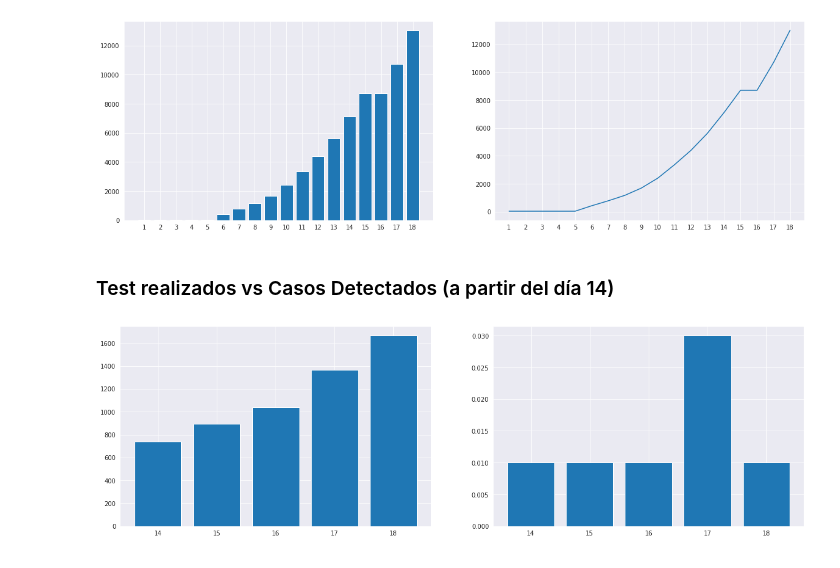
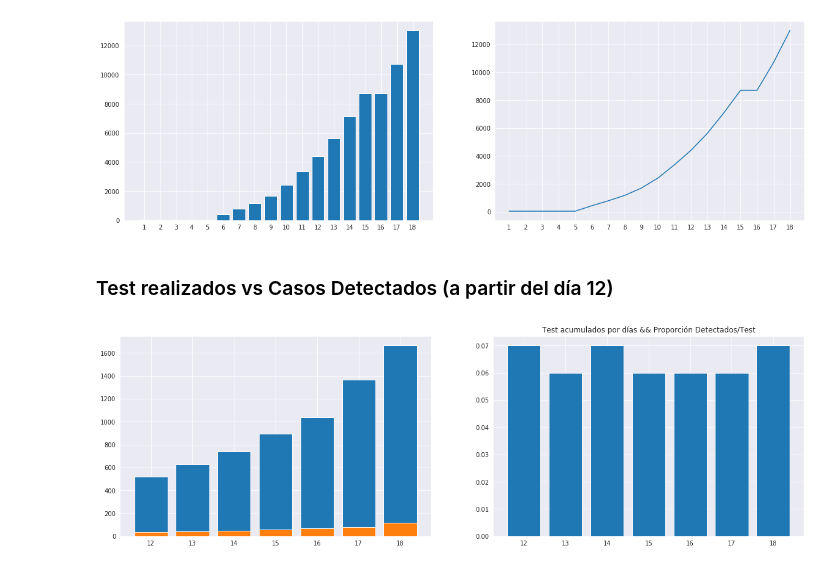
Before and after one commit to luiscib3r/COVID19-Cuba, a Jupyter notebook: COVID19-Cuba.ipynb, the cells around one changed output. Cells and saved outputs as stored; diff of their text form; code cells hidden in the pictures.

Commit message:
More Data , More Info

```diff
--- a/COVID19-Cuba.ipynb
+++ b/COVID19-Cuba.ipynb
@@ -201,26 +190,30 @@ plt.show()
 # %% [output]
 [figure]
 # %% [markdown]
-### Test realizados vs Casos Detectados (a partir del día 14)
+### Test realizados vs Casos Detectados (a partir del día 12)
 # %%
 cant_tests = []
 
-for k in range(14, len(data_json['casos']['dias'].keys())+1):
+for k in range(12, len(data_json['casos']['dias'].keys())+1):
     cant_tests.append(data_json['casos']['dias'][str(k)]['tests_total'])
 # %%
 prop_test_vs_detected = []
+detected_acc = []
 
 for i, c in enumerate(cant_tests):
-    prop_test_vs_detected.append(round(cant_diagnosticados[13+i] / c, 2))
+    detected_acc.append(sum(cant_diagnosticados[:11+i]))
+    prop_test_vs_detected.append(round(detected_acc[-1] / c, 2))
 # %%
 _, (ax1, ax2) = plt.subplots(1, 2, figsize=(20,6))
 
 # Test realizados
-ax1.bar([str(k) for k in range(14, len(data_json['casos']['dias'].keys())+1)], cant_tests)
+ax1.bar([str(k) for k in range(12, len(data_json['casos']['dias'].keys())+1)], cant_tests)
+ax1.bar([str(k) for k in range(12, len(data_json['casos']['dias'].keys())+1)], detected_acc)
 
 # Proporción entre casos confirmados y test realizados
-ax2.bar([str(k) for k in range(14, len(data_json['casos']['dias'].keys())+1)], prop_test_vs_detected)
+ax2.bar([str(k) for k in range(12, len(data_json['casos']['dias'].keys())+1)], prop_test_vs_detected)
 
+plt.title('Test acumulados por días && Proporción Detectados/Test')
 plt.show()
 # %% [output]
-[figure, old version]
+[figure, new version]
```
Also changed, not shown: parts of 2 cells of this notebook, 3 other files.
